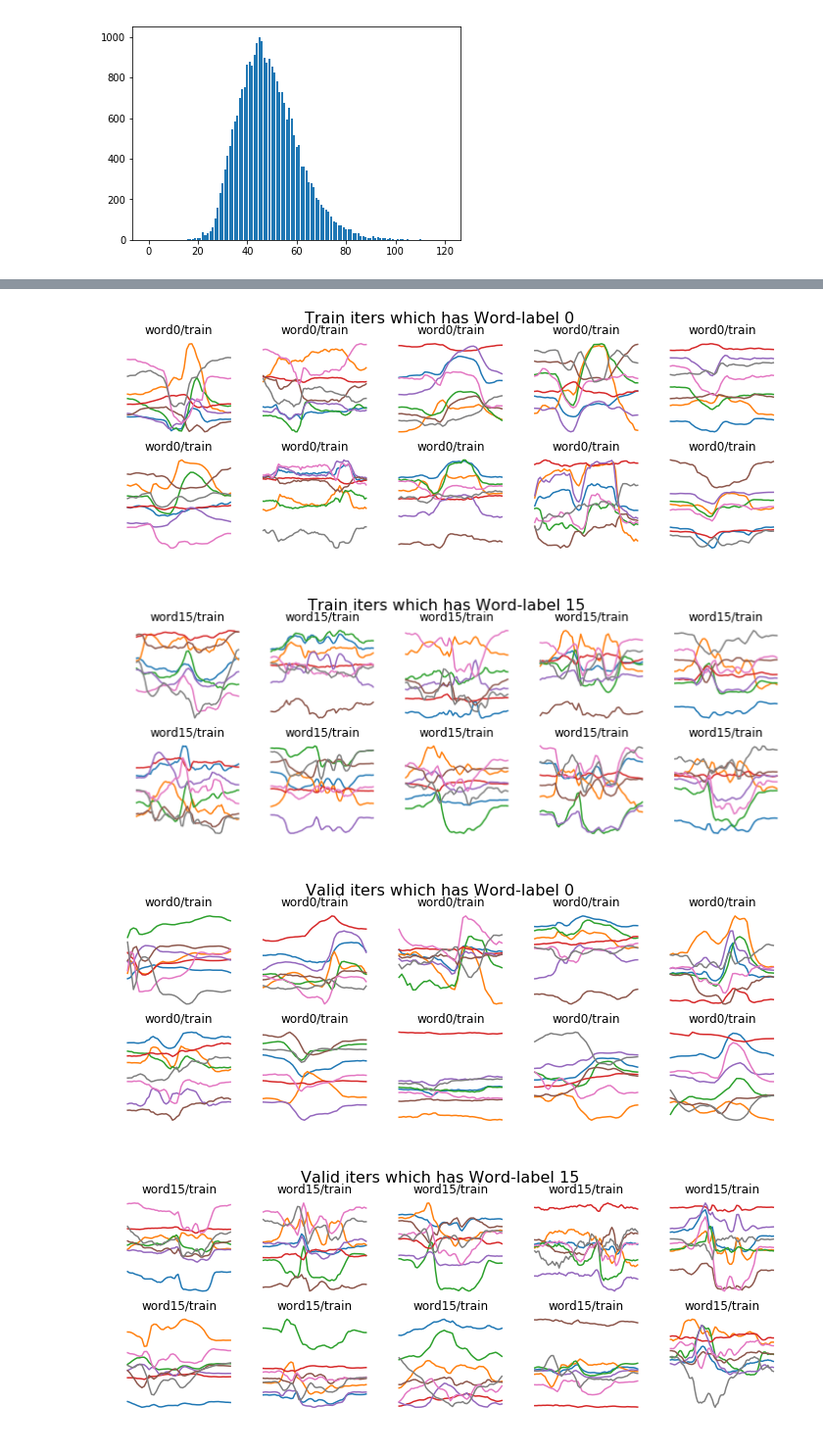
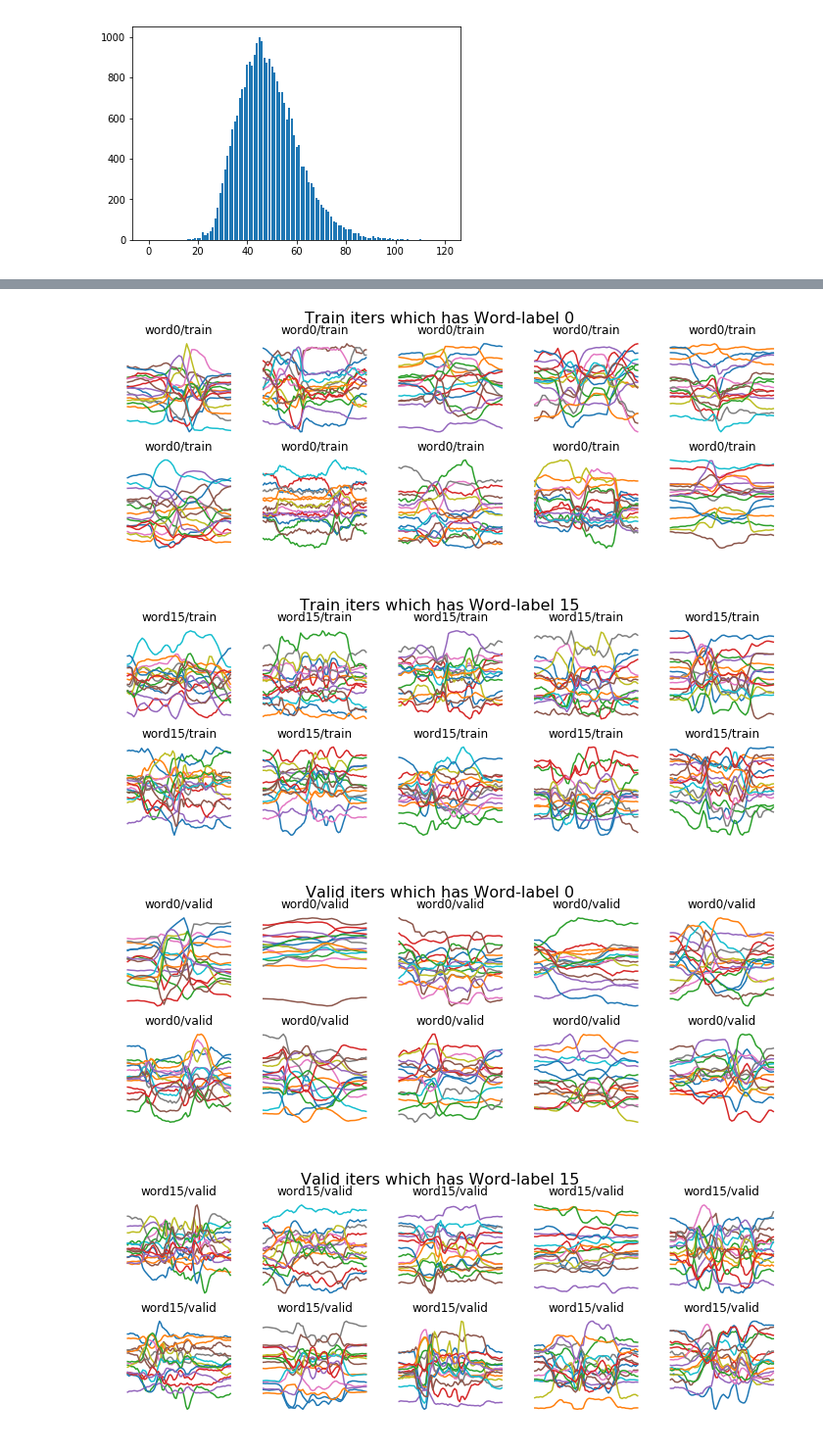
Before and after one commit to kuroy/SSRW_2018, a Jupyter notebook: SSSD_Step2_RNN.ipynb, the cells around one changed output, grey strips where cells are left out. Shown at 98% size. Saved outputs shown, nothing was run; the diff lists cells and outputs as text; code cells hidden in the pictures.

```diff
--- a/SSSD_Step2_RNN.ipynb
+++ b/SSSD_Step2_RNN.ipynb
@@ -0,0 +3,6 @@
+# %%
+import glob
+
+feature_data_path = "C:/Users/uraha/SSSD_challenge/keras_log/run-20180826062154" #Step1での出力ディレクトリ
+feature_files = glob.glob(feature_data_path + "/s*.npz")
+feature_files_test = glob.glob(feature_data_path + "/*000.npz")
@@ -77,7 +95,7 @@ input_data_flat = input_data_flat[random_index,:,:]
 label_flat = label_flat[random_index]
 length_flat = length_flat[random_index]
 
-numtrain = len(input_data_flat) * 8 // 10
+numtrain = len(input_data_flat) * 9 // 10
 train_x,train_y,train_length = input_data_flat[:numtrain],label_flat[:numtrain],length_flat[:numtrain]
 valid_x,valid_y,valid_length = input_data_flat[numtrain:],label_flat[numtrain:],length_flat[numtrain:]
 
@@ -109,27 +131,27 @@ for i in range(10):
 plt.suptitle("Train iters which has Word-label {}".format(sample_word_id_2),fontsize=16)
 plt.show()
 # %% [output]
-[figure, old version]
+[figure, new version]
-[figure, old version]
+[figure, new version]
 # %%
 valid_for_word1 = valid_x[valid_y==sample_word_id_1]
 valid_for_word2 = valid_x[valid_y==sample_word_id_2]
 
 fix,ax = plt.subplots(nrows=2,ncols=5,figsize=(12,4))
 for i in range(10):
     ax[i//5,i%5].plot(range(max_datalen),valid_for_word1[i,:,:])
-    ax[i//5,i%5].set_title("word{}/train".format(sample_word_id_1))
+    ax[i//5,i%5].set_title("word{}/valid".format(sample_word_id_1))
     ax[i//5,i%5].set_axis_off()
 plt.suptitle("Valid iters which has Word-label {}".format(sample_word_id_1),fontsize=16)
 plt.show()
 
 fix,ax = plt.subplots(nrows=2,ncols=5,figsize=(12,4))
 for i in range(10):
     ax[i//5,i%5].plot(range(max_datalen),valid_for_word2[i,:,:])
-    ax[i//5,i%5].set_title("word{}/train".format(sample_word_id_2))
+    ax[i//5,i%5].set_title("word{}/valid".format(sample_word_id_2))
     ax[i//5,i%5].set_axis_off()
 plt.suptitle("Valid iters which has Word-label {}".format(sample_word_id_2),fontsize=16)
 plt.show()
 # %% [output]
-[figure, old version]
+[figure, new version]
-[figure, old version]
+[figure, new version]
```
Also changed, not shown: parts of 18 cells of this notebook, 1 other file.
